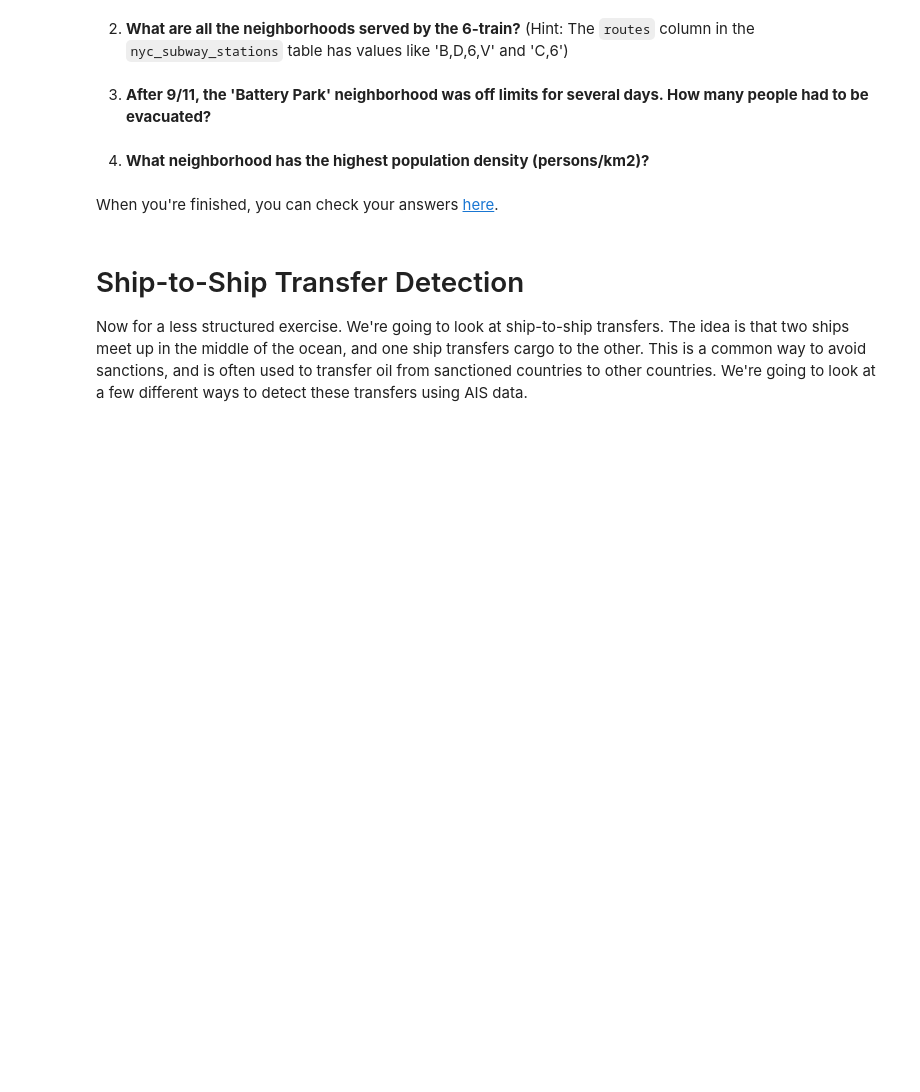
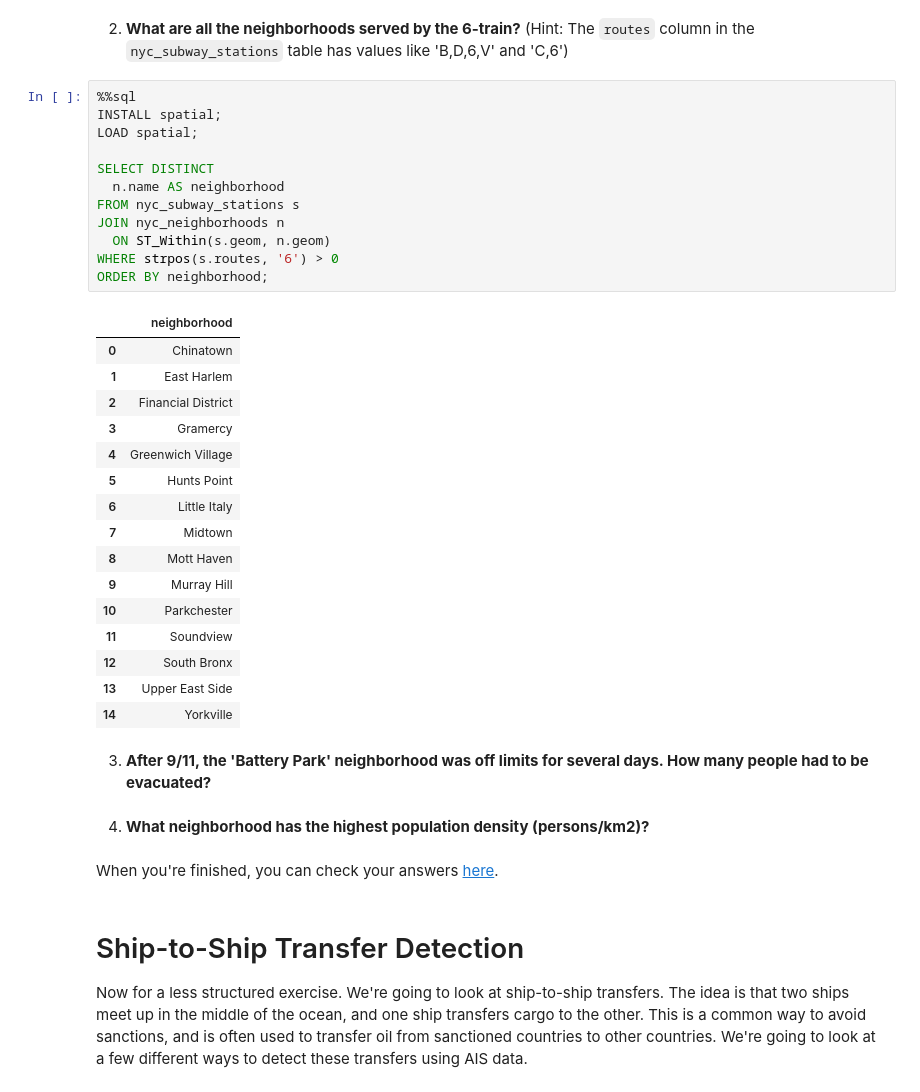
Before and after one commit to Nanxi-lu/BSA_Big_data, a Jupyter notebook: notebooks/W04_postgis2.ipynb, the cells around one changed output. Saved outputs shown, nothing was run; the diff lists cells and outputs as text; blank space fills up the shorter version.

```diff
--- a/notebooks/W04_postgis2.ipynb
+++ b/notebooks/W04_postgis2.ipynb
@@ -174,5 +193,34 @@ SHOW TABLES;
 # %% [markdown]
 2. **What are all the neighborhoods served by the 6-train?** (Hint: The `routes` column in the `nyc_subway_stations` table has values like \'B,D,6,V\' and \'C,6\')
+# %%
+%%sql
+INSTALL spatial;
+LOAD spatial;
+
+SELECT DISTINCT
+  n.name AS neighborhood
+FROM nyc_subway_stations s
+JOIN nyc_neighborhoods n
+  ON ST_Within(s.geom, n.geom)
+WHERE strpos(s.routes, '6') > 0
+ORDER BY neighborhood;
+# %% [output]
+|  | neighborhood |
+| 0 | Chinatown |
+| 1 | East Harlem |
+| 2 | Financial District |
+| 3 | Gramercy |
+| 4 | Greenwich Village |
+| 5 | Hunts Point |
+| 6 | Little Italy |
+| 7 | Midtown |
+| 8 | Mott Haven |
+| 9 | Murray Hill |
+| 10 | Parkchester |
+| 11 | Soundview |
+| 12 | South Bronx |
+| 13 | Upper East Side |
+| 14 | Yorkville |
 # %% [markdown]
 3. **After 9/11, the \'Battery Park\' neighborhood was off limits for several days. How many people had to be evacuated?**
 # %% [markdown]
```
Also changed, not shown: parts of 10 cells of this notebook.
